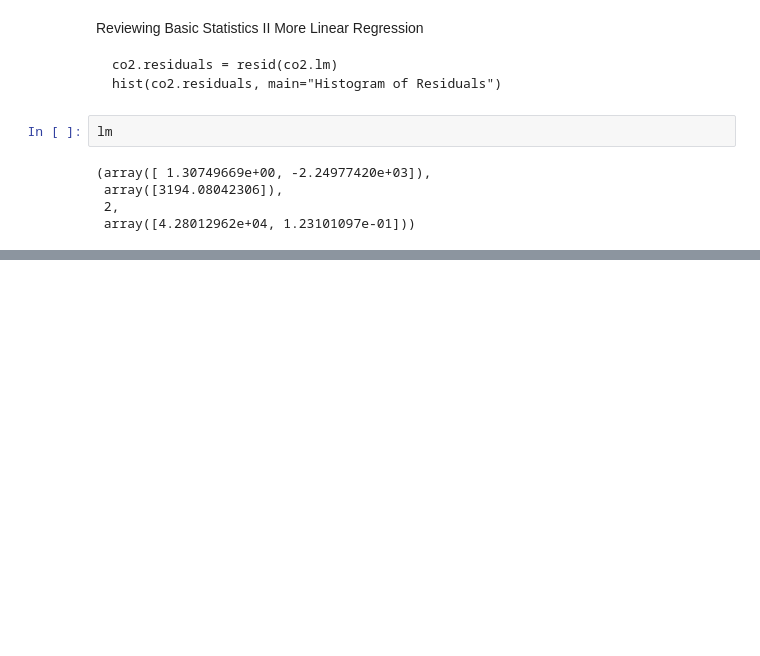
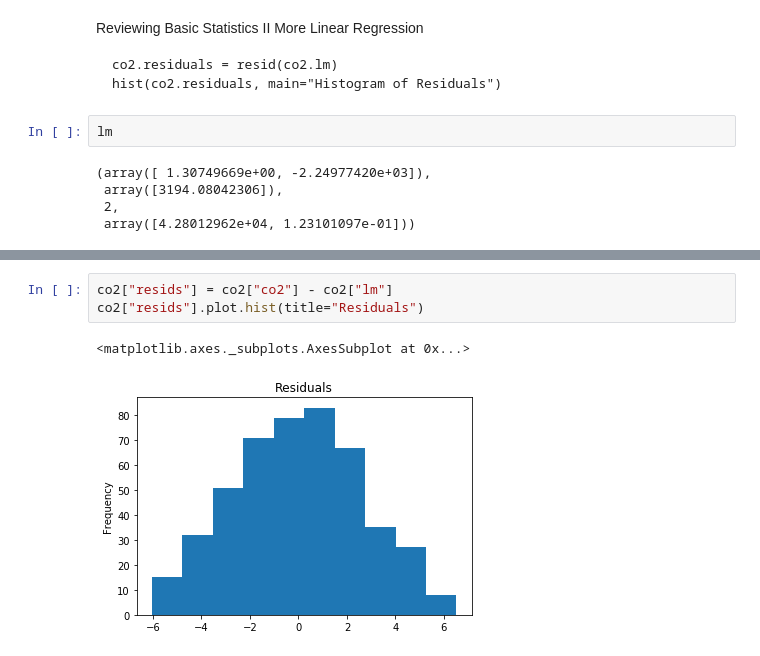
Before and after one commit to stlimtat/coursera-practical-time-series-analysis, a Jupyter notebook: week1.ipynb, the cells around one changed output, grey strips where cells are left out. Saved outputs shown, nothing was run; the diff lists cells and outputs as text; blank space fills up the shorter version.

```diff
--- a/week1.ipynb
+++ b/week1.ipynb
@@ -130,0 +119,6 @@ Name: lm, Length: 468, dtype: float64
+# %%
+co2["resids"] = co2["co2"] - co2["lm"]
+co2["resids"].plot.hist(title="Residuals")
+# %% [output]
+<matplotlib.axes._subplots.AxesSubplot at 0x...>
+[figure, added]
```
Also changed, not shown: parts of 30 cells of this notebook.
